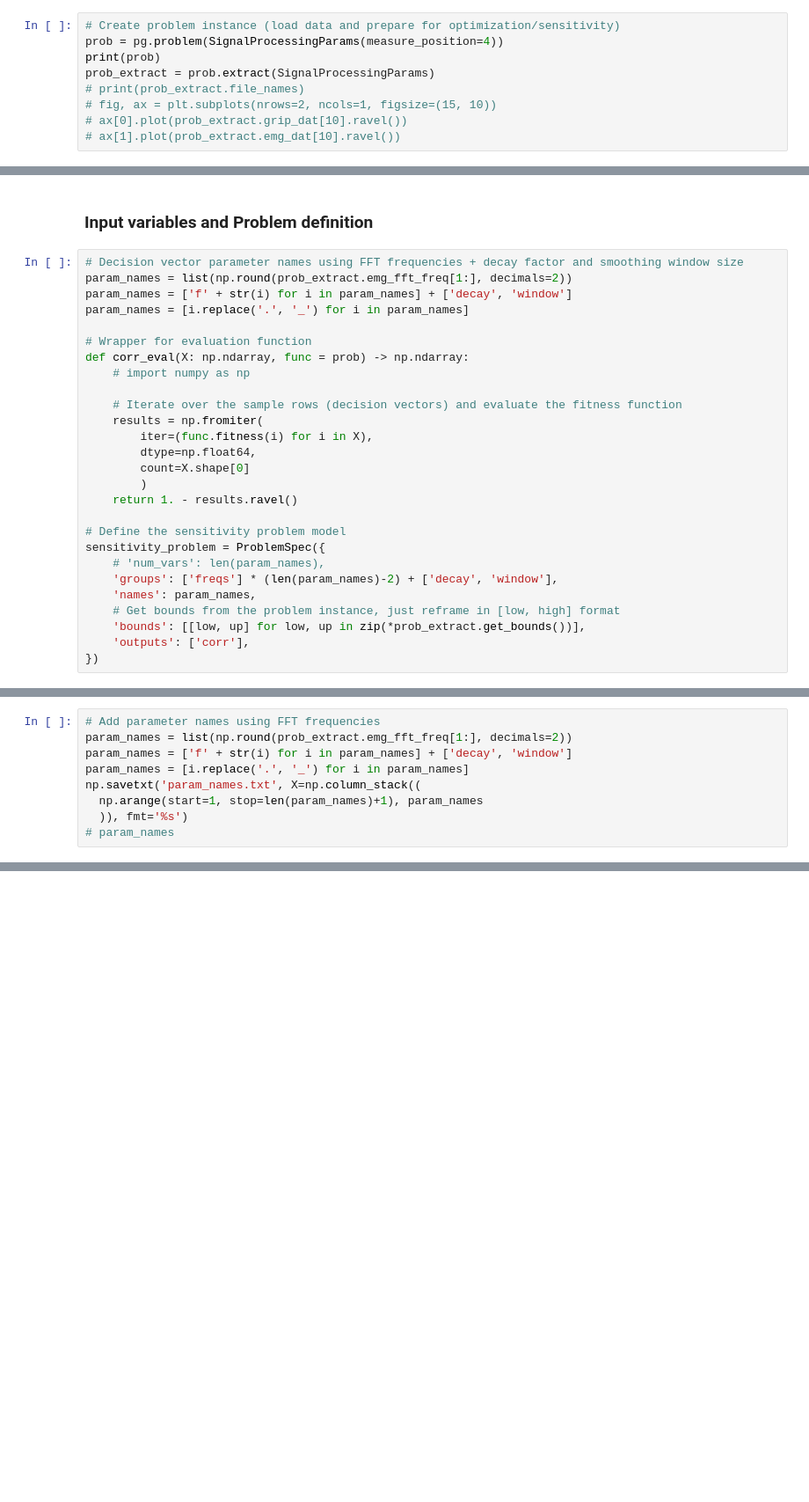
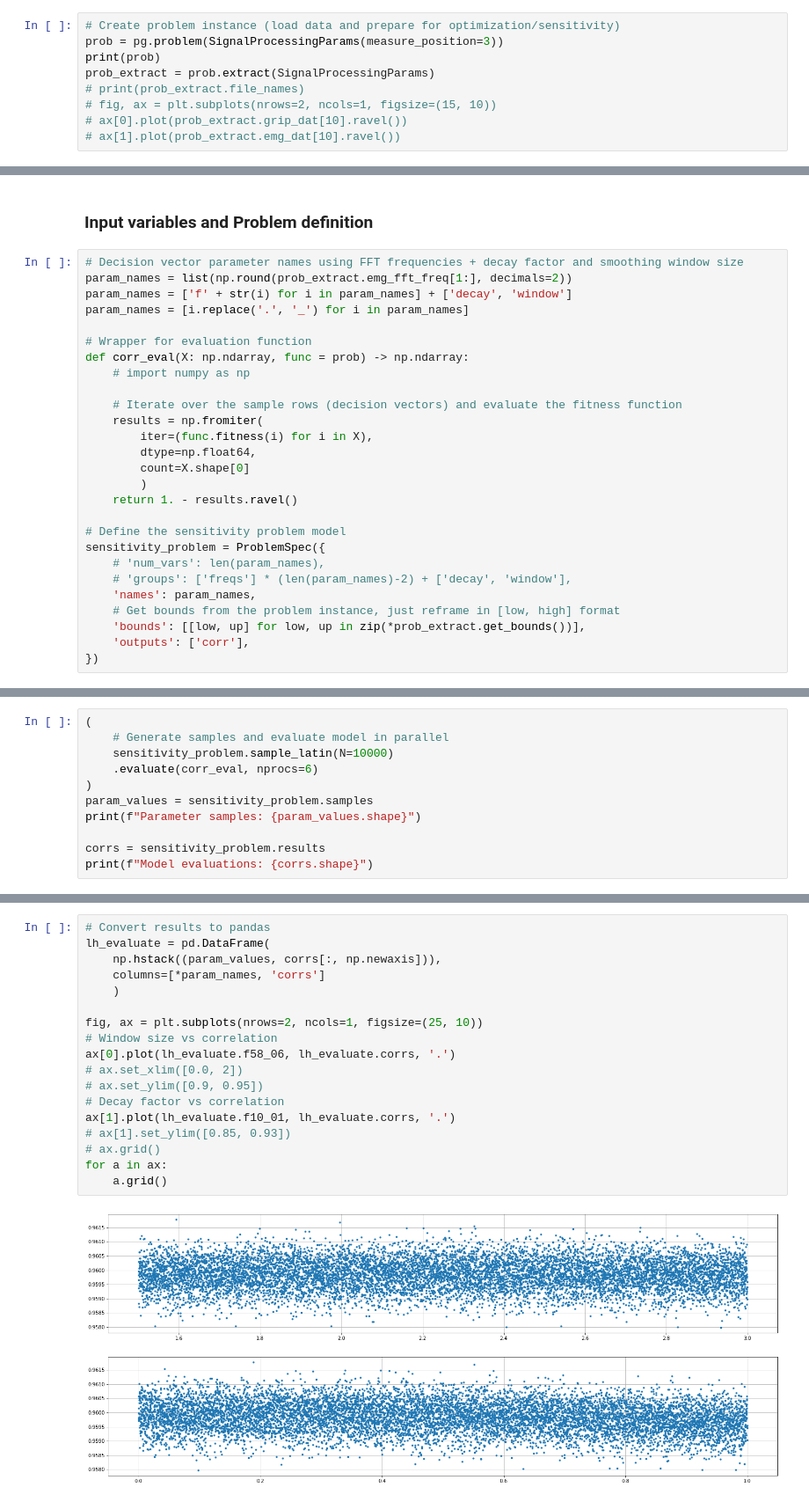
Before and after one commit to tbazina/grip-emg-optimize, a Jupyter notebook: notebooks/sensitivity_generate_1.ipynb, the cells around one changed output, grey strips where cells are left out. Shown at 88% size. Saved outputs shown, nothing was run; the diff lists cells and outputs as text; blank space fills up the shorter version.

```diff
--- a/notebooks/sensitivity_generate_1.ipynb
+++ b/notebooks/sensitivity_generate_1.ipynb
@@ -46,7 +38,7 @@ pd.read_csv('results/sensitivity_group_sobol_pos4.csv')
 ## Sensitivity analysis
 # %%
 # Create problem instance (load data and prepare for optimization/sensitivity)
-prob = pg.problem(SignalProcessingParams(measure_position=4))
+prob = pg.problem(SignalProcessingParams(measure_position=3))
 print(prob)
 prob_extract = prob.extract(SignalProcessingParams)
 # print(prob_extract.file_names)
@@ -94,7 +90,7 @@ def corr_eval(X: np.ndarray, func = prob) -> np.ndarray:
 # Define the sensitivity problem model
 sensitivity_problem = ProblemSpec({
     # 'num_vars': len(param_names),
-    'groups': ['freqs'] * (len(param_names)-2) + ['decay', 'window'],
+    # 'groups': ['freqs'] * (len(param_names)-2) + ['decay', 'window'],
     'names': param_names,
     # Get bounds from the problem instance, just reframe in [low, high] format
     'bounds': [[low, up] for low, up in zip(*prob_extract.get_bounds())],
@@ -201,9 +102,0 @@ sensitivity_df
-# %%
-# Add parameter names using FFT frequencies
-param_names = list(np.round(prob_extract.emg_fft_freq[1:], decimals=2))
-param_names = ['f' + str(i) for i in param_names] + ['decay', 'window']
-param_names = [i.replace('.', '_') for i in param_names]
-np.savetxt('param_names.txt', X=np.column_stack((
-  np.arange(start=1, stop=len(param_names)+1), param_names
-  )), fmt='%s')
-# param_names
@@ -255,0 +103,11 @@ pop1.champion_x
+# %%
+(
+    # Generate samples and evaluate model in parallel
+    sensitivity_problem.sample_latin(N=10000)
+    .evaluate(corr_eval, nprocs=6)
+)
+param_values = sensitivity_problem.samples
+print(f"Parameter samples: {param_values.shape}")
+
+corrs = sensitivity_problem.results
+print(f"Model evaluations: {corrs.shape}")
@@ -255,0 +117,20 @@ pop1.champion_x
+# %%
+# Convert results to pandas
+lh_evaluate = pd.DataFrame(
+    np.hstack((param_values, corrs[:, np.newaxis])),
+    columns=[*param_names, 'corrs']
+    )
+
+fig, ax = plt.subplots(nrows=2, ncols=1, figsize=(25, 10))
+# Window size vs correlation
+ax[0].plot(lh_evaluate.f58_06, lh_evaluate.corrs, '.')
+# ax.set_xlim([0.0, 2])
+# ax.set_ylim([0.9, 0.95])
+# Decay factor vs correlation
+ax[1].plot(lh_evaluate.f10_01, lh_evaluate.corrs, '.')
+# ax[1].set_ylim([0.85, 0.93])
+# ax.grid()
+for a in ax:
+    a.grid()
+# %% [output]
+[figure, added]
```
Also changed, not shown: parts of 56 cells of this notebook, 7 other files.
